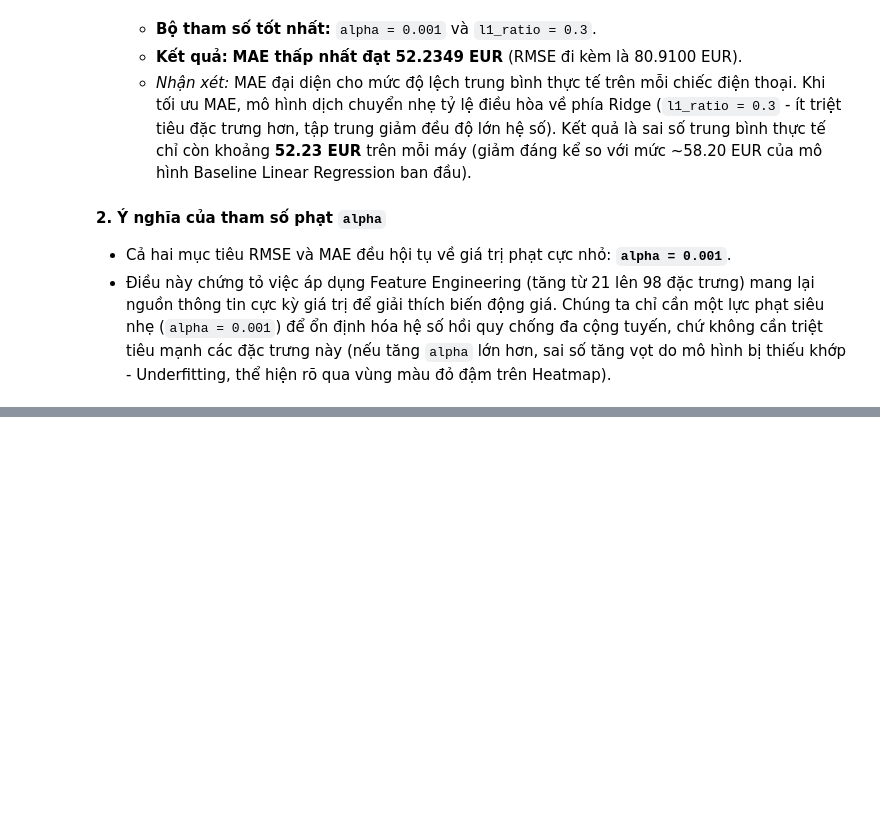
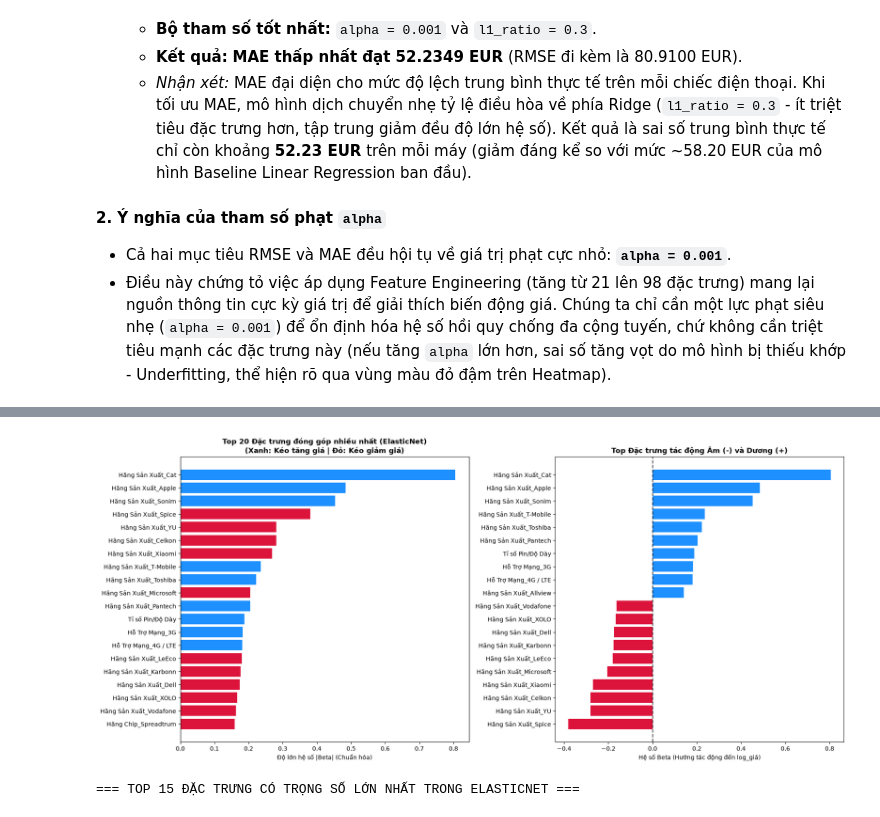
Before and after one commit to hhlong2808/Payt_EndProject, a Jupyter notebook: Linear_model.ipynb, the cells around one changed output, grey strips where cells are left out. Cells and saved outputs as stored; diff of their text form; code cells hidden in the pictures; blank space fills up the shorter version.

```diff
--- a/Linear_model.ipynb
+++ b/Linear_model.ipynb
@@ -689,0 +714,70 @@ R² trên tập Test  : 0.6721
+# %%
+import matplotlib.pyplot as plt
+import numpy as np
+import pandas as pd
+import seaborn as sns
+
+# Giả sử bạn đang dùng mô hình ElasticNet tối ưu: best_rmse_model (hoặc lr_scaled_model)
+model_to_explain = best_rmse_model
+feature_names = X_train_scaled.columns
+
+# 1. Lấy hệ số hồi quy (Coefficients)
+coef_df = pd.DataFrame(
+    {'Đặc trưng': feature_names, 'Hệ số (Beta)': model_to_explain.coef_}
+)
+
+# Tính độ lớn tuyệt đối để xếp hạng độ quan trọng
+coef_df['Độ quan trọng (|Beta|)'] = coef_df['Hệ số (Beta)'].abs()
+coef_df = coef_df.sort_values(by='Độ quan trọng (|Beta|)', ascending=False)
+
+# 2. Vẽ 2 biểu đồ:
+#    - Biểu đồ 1: Top 20 đặc trưng quan trọng nhất (theo trị tuyệt đối)
+#    - Biểu đồ 2: Chiều tác động (Đặc trưng kéo tăng giá vs kéo giảm giá mạnh nhất)
+fig, axes = plt.subplots(nrows=1, ncols=2, figsize=(18, 8))
+
+# Subplot 1: Top 20 độ ảnh hưởng tuyệt đối
+top_20 = coef_df.head(20).sort_values(by='Độ quan trọng (|Beta|)', ascending=True)
+colors = ['crimson' if c < 0 else 'dodgerblue' for c in top_20['Hệ số (Beta)']]
+
+axes[0].barh(top_20['Đặc trưng'], top_20['Độ quan trọng (|Beta|)'], color=colors)
+axes[0].set_title(
+    'Top 20 Đặc trưng đóng góp nhiều nhất (ElasticNet)\n(Xanh: Kéo tăng giá | Đỏ: Kéo giảm giá)',
+    fontsize=12,
+    fontweight='bold',
+)
+axes[0].set_xlabel('Độ lớn hệ số |Beta| (Chuẩn hóa)')
+
+# Subplot 2: Top 10 kéo tăng giá và Top 10 kéo giảm giá
+top_pos = (
+    coef_df.sort_values(by='Hệ số (Beta)', ascending=False)
+    .head(10)
+    .sort_values(by='Hệ số (Beta)', ascending=True)
+)
+top_neg = coef_df.sort_values(by='Hệ số (Beta)', ascending=True).head(10)
+signed_df = pd.concat([top_neg, top_pos])
+signed_colors = [
+    'crimson' if c < 0 else 'dodgerblue' for c in signed_df['Hệ số (Beta)']
+]
+
+axes[1].barh(signed_df['Đặc trưng'], signed_df['Hệ số (Beta)'], color=signed_colors)
+axes[1].axvline(x=0, color='black', linestyle='--', alpha=0.7)
+axes[1].set_title(
+    'Top Đặc trưng tác động Âm (-) và Dương (+)',
+    fontsize=12,
+    fontweight='bold',
+)
+axes[1].set_xlabel('Hệ số Beta (Hướng tác động đến log_giá)')
+
+plt.tight_layout()
+plt.show()
+
+# In ra bảng số liệu Top 15 để báo cáo
+print('=== TOP 15 ĐẶC TRƯNG CÓ TRỌNG SỐ LỚN NHẤT TRONG ELASTICNET ===')
+display(
+    coef_df[
+        ['Đặc trưng', 'Hệ số (Beta)', 'Độ quan trọng (|Beta|)']
+    ].reset_index(drop=True).head(15)
+)
+# %% [output]
+[figure, added]
+=== TOP 15 ĐẶC TRƯNG CÓ TRỌNG SỐ LỚN NHẤT TRONG ELASTICNET ===
```
Also changed, not shown: parts of 3 cells of this notebook, 2 other files.
